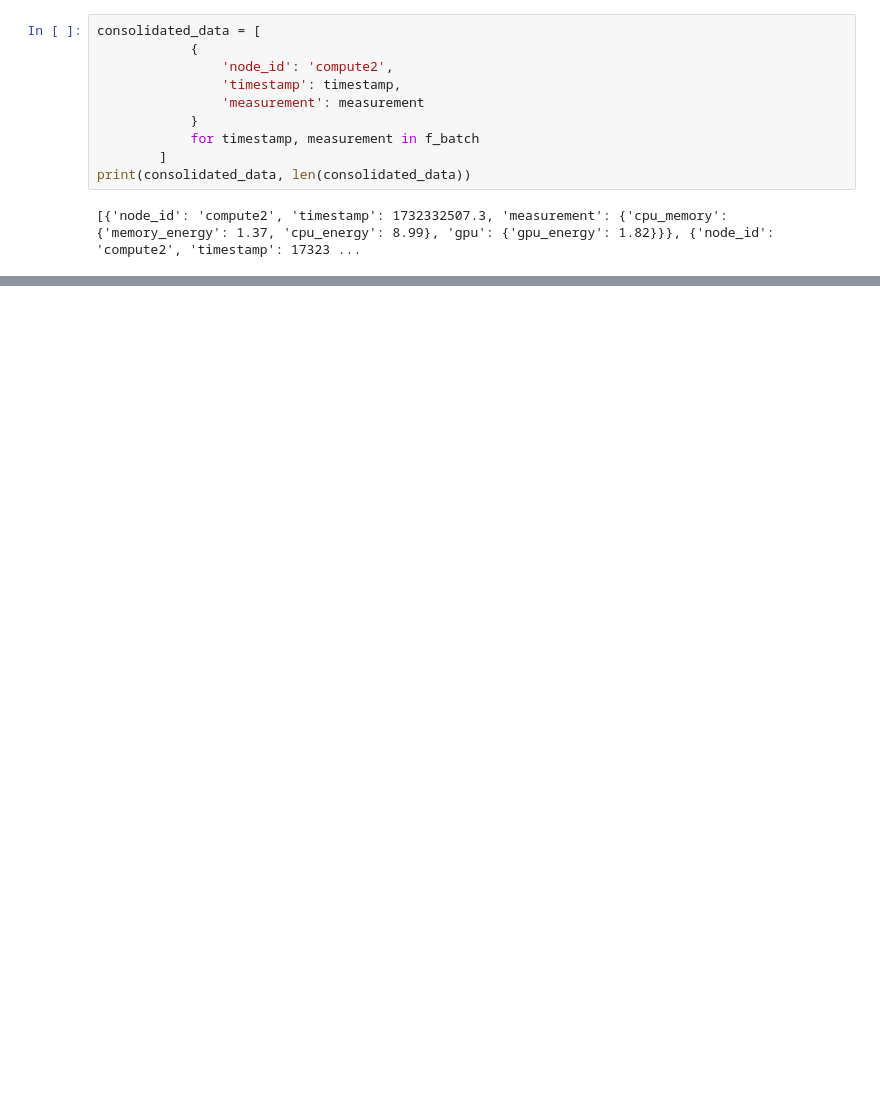
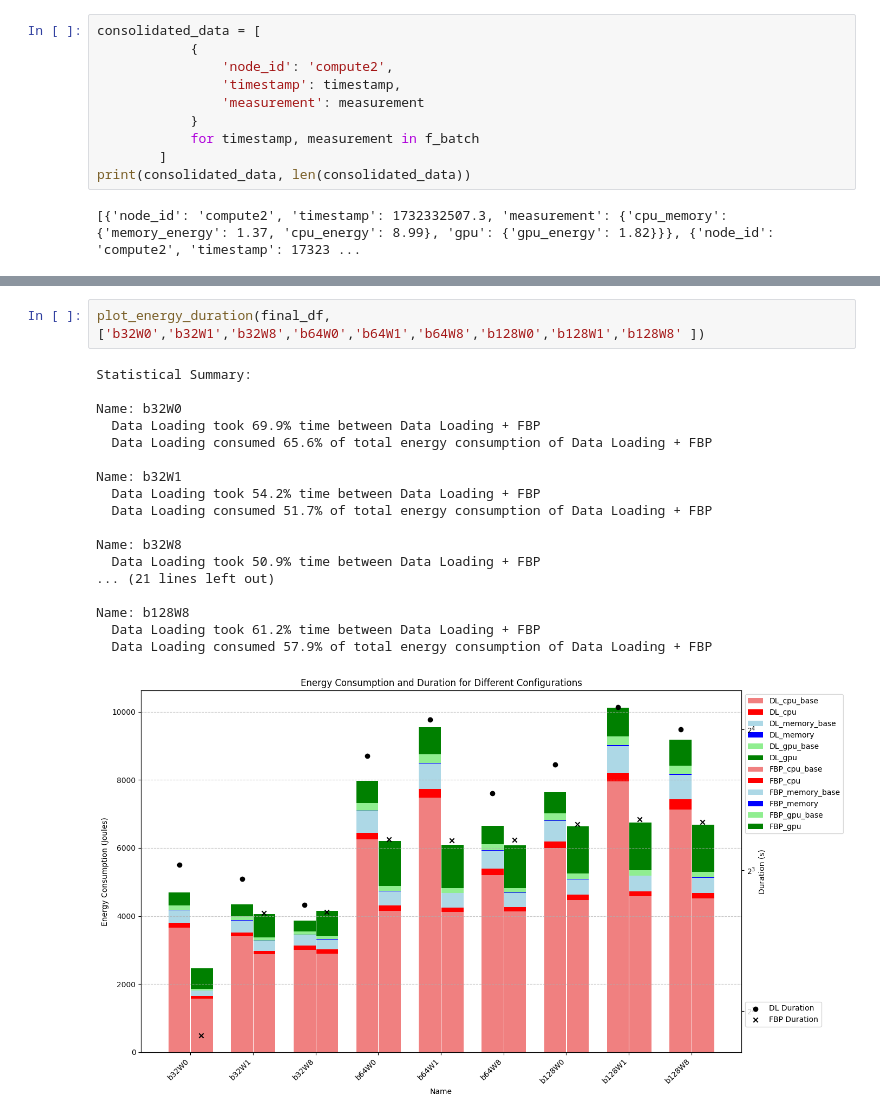
Before and after one commit to H-jamil/MultiNodeEnergyTracker, a Jupyter notebook: test_code.ipynb, the cells around one changed output, grey strips where cells are left out. Drawn from its saved outputs; the diff is of its cells as text; blank space fills up the shorter version.

```diff
--- a/test_code.ipynb
+++ b/test_code.ipynb
@@ -357,0 +1129,21 @@ print(consolidated_data, len(consolidated_data))
+# %%
+plot_energy_duration(final_df, ['b32W0','b32W1','b32W8','b64W0','b64W1','b64W8','b128W0','b128W1','b128W8' ])
+# %% [output]
+Statistical Summary:
+
+Name: b32W0
+  Data Loading took 69.9% time between Data Loading + FBP
+  Data Loading consumed 65.6% of total energy consumption of Data Loading + FBP
+
+Name: b32W1
+  Data Loading took 54.2% time between Data Loading + FBP
+  Data Loading consumed 51.7% of total energy consumption of Data Loading + FBP
+
+Name: b32W8
+  Data Loading took 50.9% time between Data Loading + FBP
+... (21 lines left out)
+
+Name: b128W8
+  Data Loading took 61.2% time between Data Loading + FBP
+  Data Loading consumed 57.9% of total energy consumption of Data Loading + FBP
+[figure, added]
```
Also changed, not shown: parts of 18 cells of this notebook, 14 other files.
